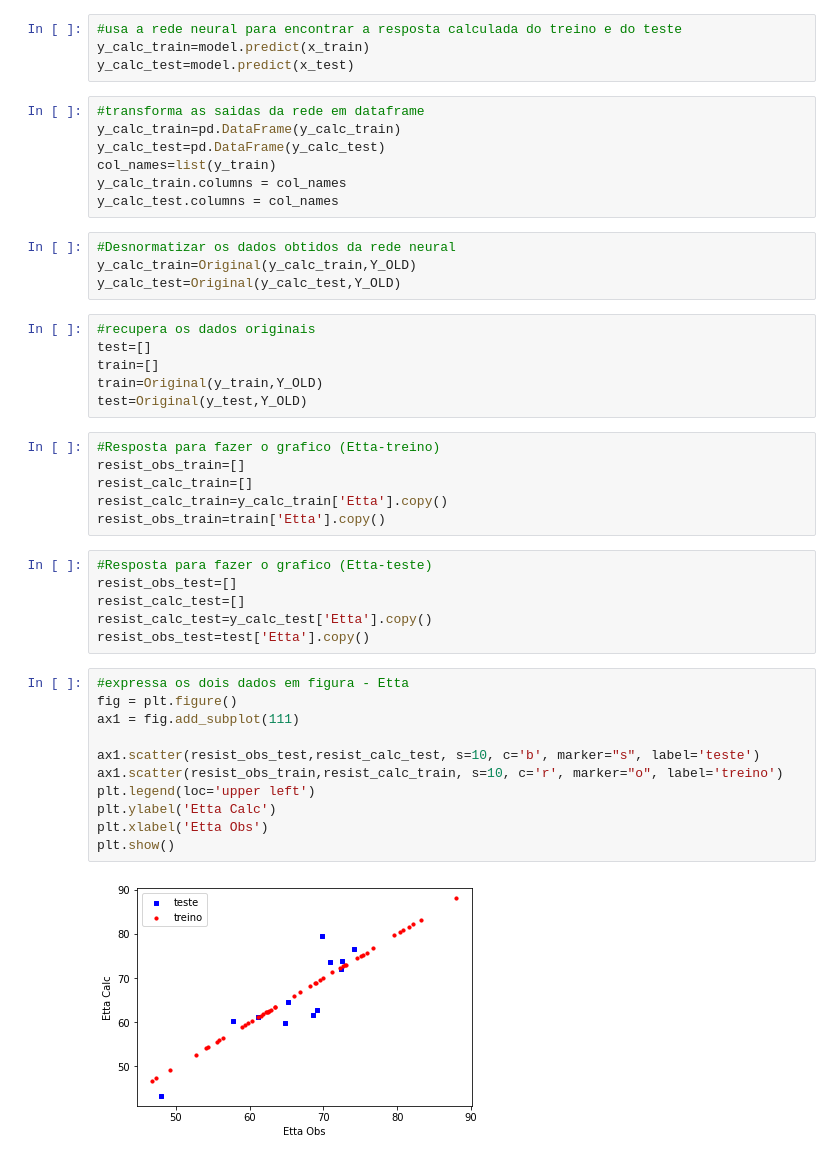
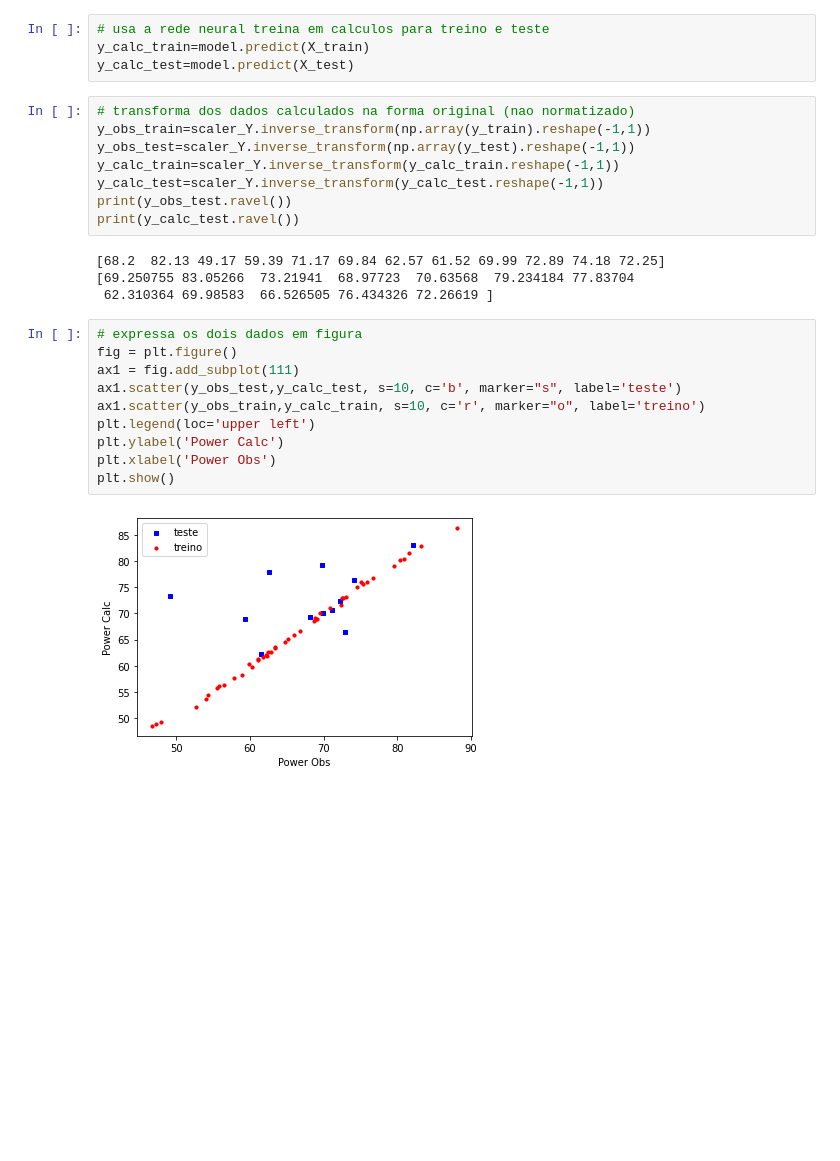
Before and after one commit to muriloufu/Hydrocyclone_ANN, a Jupyter notebook: Yanne_Artigo_HGOT1_keras.ipynb, the cells around one changed output. Saved outputs shown, nothing was run; the diff lists cells and outputs as text; blank space fills up the shorter version.

```diff
--- a/Yanne_Artigo_HGOT1_keras.ipynb
+++ b/Yanne_Artigo_HGOT1_keras.ipynb
@@ -164,47 +108,29 @@ array([-0.27853567])
 # %%
-#usa a rede neural para encontrar a resposta calculada do treino e do teste
-y_calc_train=model.predict(x_train)
-y_calc_test=model.predict(x_test)
+# usa a rede neural treina em calculos para treino e teste
+y_calc_train=model.predict(X_train)
+y_calc_test=model.predict(X_test)
-# %%
-#transforma as saidas da rede em dataframe
-y_calc_train=pd.DataFrame(y_calc_train)
-y_calc_test=pd.DataFrame(y_calc_test)
-col_names=list(y_train)
-y_calc_train.columns = col_names
-y_calc_test.columns = col_names
-# %%
-#Desnormatizar os dados obtidos da rede neural
-y_calc_train=Original(y_calc_train,Y_OLD)
-y_calc_test=Original(y_calc_test,Y_OLD)
-# %%
-#recupera os dados originais
-test=[]
-train=[]
-train=Original(y_train,Y_OLD)
-test=Original(y_test,Y_OLD)
-# %%
-#Resposta para fazer o grafico (Etta-treino)
-resist_obs_train=[]
-resist_calc_train=[]
-resist_calc_train=y_calc_train['Etta'].copy()
-resist_obs_train=train['Etta'].copy()
-# %%
-#Resposta para fazer o grafico (Etta-teste)
-resist_obs_test=[]
-resist_calc_test=[]
-resist_calc_test=y_calc_test['Etta'].copy()
-resist_obs_test=test['Etta'].copy()
+# %%
+# transforma dos dados calculados na forma original (nao normatizado)
+y_obs_train=scaler_Y.inverse_transform(np.array(y_train).reshape(-1,1))
+y_obs_test=scaler_Y.inverse_transform(np.array(y_test).reshape(-1,1))
+y_calc_train=scaler_Y.inverse_transform(y_calc_train.reshape(-1,1))
+y_calc_test=scaler_Y.inverse_transform(y_calc_test.reshape(-1,1))
+print(y_obs_test.ravel())
+print(y_calc_test.ravel())
+# %% [output]
+[68.2  82.13 49.17 59.39 71.17 69.84 62.57 61.52 69.99 72.89 74.18 72.25]
+[69.250755 83.05266  73.21941  68.97723  70.63568  79.234184 77.83704
+ 62.310364 69.98583  66.526505 76.434326 72.26619 ]
 # %%
-#expressa os dois dados em figura - Etta
+# expressa os dois dados em figura
 fig = plt.figure()
 ax1 = fig.add_subplot(111)
-
-ax1.scatter(resist_obs_test,resist_calc_test, s=10, c='b', marker="s", label='teste')
-ax1.scatter(resist_obs_train,resist_calc_train, s=10, c='r', marker="o", label='treino')
+ax1.scatter(y_obs_test,y_calc_test, s=10, c='b', marker="s", label='teste')
+ax1.scatter(y_obs_train,y_calc_train, s=10, c='r', marker="o", label='treino')
 plt.legend(loc='upper left')
-plt.ylabel('Etta Calc')
-plt.xlabel('Etta Obs')
+plt.ylabel('Power Calc')
+plt.xlabel('Power Obs')
 plt.show()
 # %% [output]
-[figure, old version]
+[figure, new version]
 # %%
```
Also changed, not shown: parts of 17 cells of this notebook.
